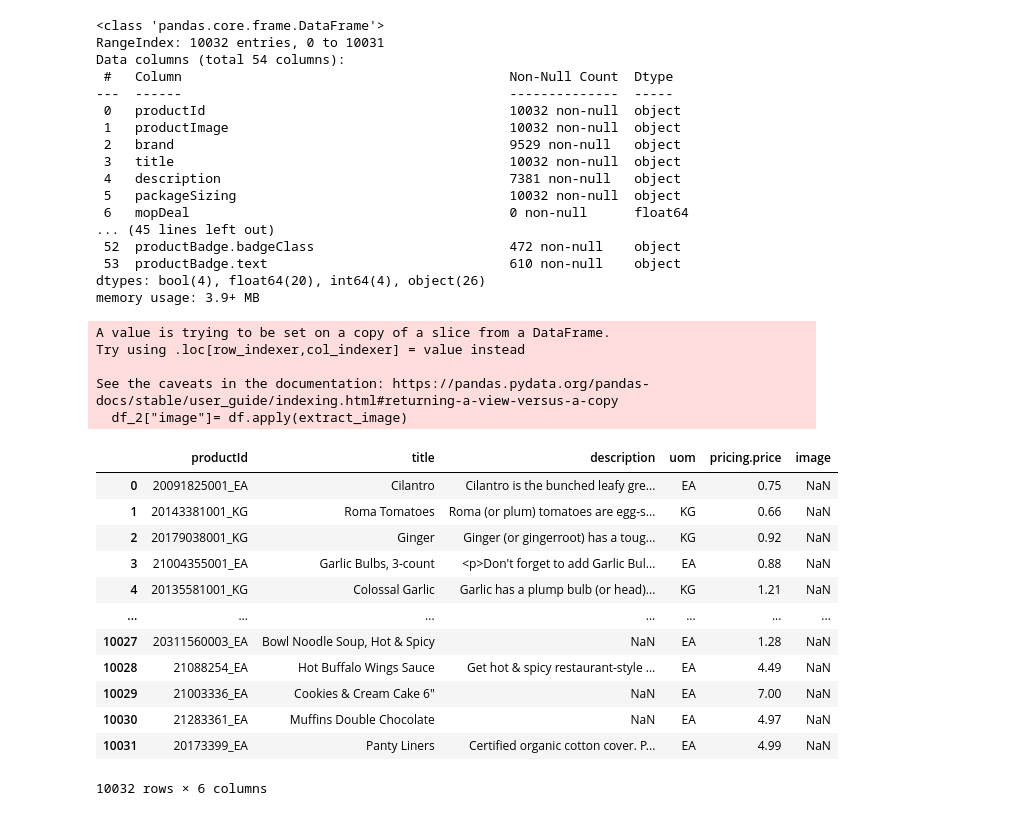
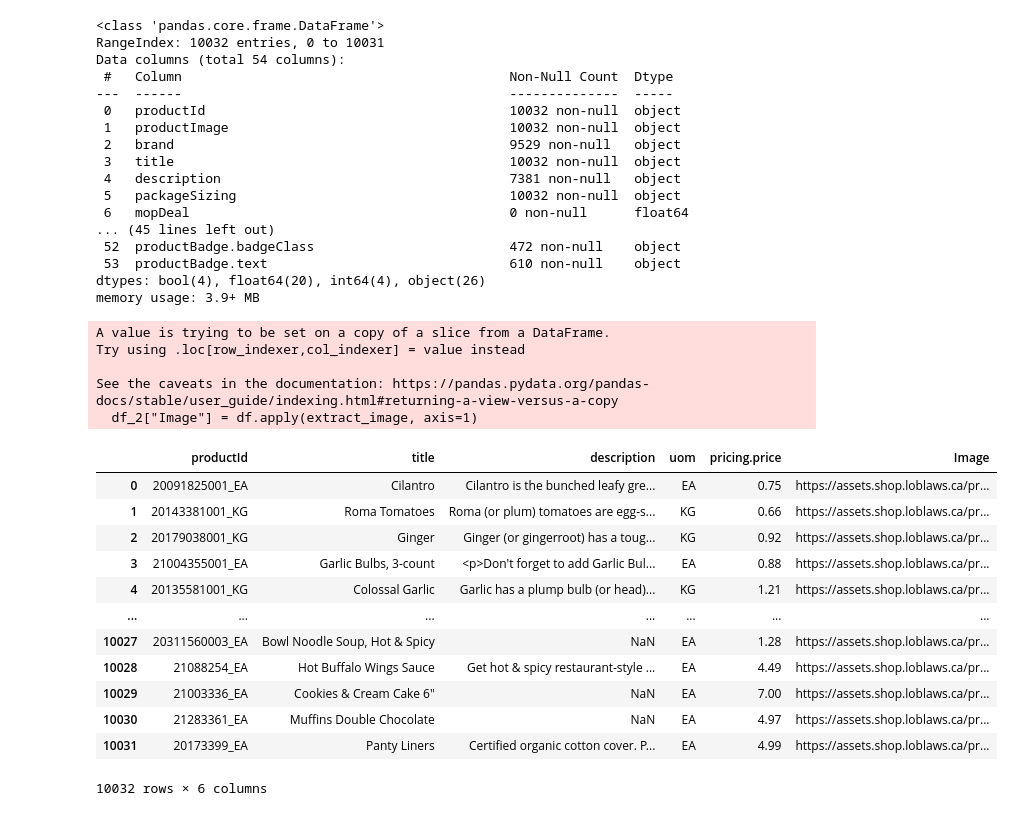
Before and after one commit to RobertmPevec/groceryhawk, a Jupyter notebook: test.ipynb, the cells around one changed output. Saved outputs shown, nothing was run; the diff lists cells and outputs as text; code cells hidden in the pictures.

```diff
--- a/test.ipynb
+++ b/test.ipynb
@@ -40,29 +41,32 @@ dtypes: bool(4), float64(20), int64(4), object(26)
 memory usage: 3.9+ MB
 # %%
 df_2 = df[["productId", "title", "description", "uom", "pricing.price"]]
-# %%
-def extract_image(row):
-    image = None
-    return "s"
-# %%
-df_2=  df.apply(extract_image)
-df_2
-# %% [output]
-A value is trying to be set on a copy of a slice from a DataFrame.
-Try using .loc[row_indexer,col_indexer] = value instead
-
-See the caveats in the documentation: https://pandas.pydata.org/pandas-docs/stable/user_guide/indexing.html#returning-a-view-versus-a-copy
-  df_2["image"]= df.apply(extract_image)
-|  | productId | title | description | uom | pricing.price | image |
-| 0 | 20091825001_EA | Cilantro | Cilantro is the bunched leafy gre... | EA | 0.75 | NaN |
-| 1 | 20143381001_KG | Roma Tomatoes | Roma (or plum) tomatoes are egg-s... | KG | 0.66 | NaN |
-| 2 | 20179038001_KG | Ginger | Ginger (or gingerroot) has a toug... | KG | 0.92 | NaN |
-| 3 | 21004355001_EA | Garlic Bulbs, 3-count | <p>Don't forget to add Garlic Bul... | EA | 0.88 | NaN |
-| 4 | 20135581001_KG | Colossal Garlic | Garlic has a plump bulb (or head)... | KG | 1.21 | NaN |
-| ... | ... | ... | ... | ... | ... | ... |
-| 10027 | 20311560003_EA | Bowl Noodle Soup, Hot & Spicy | NaN | EA | 1.28 | NaN |
-| 10028 | 21088254_EA | Hot Buffalo Wings Sauce | Get hot & spicy restaurant-style ... | EA | 4.49 | NaN |
-| 10029 | 21003336_EA | Cookies & Cream Cake 6" | NaN | EA | 7.00 | NaN |
-| 10030 | 21283361_EA | Muffins Double Chocolate | NaN | EA | 4.97 | NaN |
-| 10031 | 20173399_EA | Panty Liners | Certified organic cotton cover. P... | EA | 4.99 | NaN |
-10032 rows × 6 columns
+# %%
+def extract_image(row):
+    try:
+        image = ast.literal_eval(row["productImage"])[0]["imageUrl"]
+    except:
+        image = None
+    return image
+
+df_2["Image"] = df.apply(extract_image, axis=1)
+df_2
+# %% [output]
+A value is trying to be set on a copy of a slice from a DataFrame.
+Try using .loc[row_indexer,col_indexer] = value instead
+
+See the caveats in the documentation: https://pandas.pydata.org/pandas-docs/stable/user_guide/indexing.html#returning-a-view-versus-a-copy
+  df_2["Image"] = df.apply(extract_image, axis=1)
+|  | productId | title | description | uom | pricing.price | Image |
+| 0 | 20091825001_EA | Cilantro | Cilantro is the bunched leafy gre... | EA | 0.75 | https://assets.shop.loblaws.ca/pr... |
+| 1 | 20143381001_KG | Roma Tomatoes | Roma (or plum) tomatoes are egg-s... | KG | 0.66 | https://assets.shop.loblaws.ca/pr... |
+| 2 | 20179038001_KG | Ginger | Ginger (or gingerroot) has a toug... | KG | 0.92 | https://assets.shop.loblaws.ca/pr... |
+| 3 | 21004355001_EA | Garlic Bulbs, 3-count | <p>Don't forget to add Garlic Bul... | EA | 0.88 | https://assets.shop.loblaws.ca/pr... |
+| 4 | 20135581001_KG | Colossal Garlic | Garlic has a plump bulb (or head)... | KG | 1.21 | https://assets.shop.loblaws.ca/pr... |
+| ... | ... | ... | ... | ... | ... | ... |
+| 10027 | 20311560003_EA | Bowl Noodle Soup, Hot & Spicy | NaN | EA | 1.28 | https://assets.shop.loblaws.ca/pr... |
+| 10028 | 21088254_EA | Hot Buffalo Wings Sauce | Get hot & spicy restaurant-style ... | EA | 4.49 | https://assets.shop.loblaws.ca/pr... |
+| 10029 | 21003336_EA | Cookies & Cream Cake 6" | NaN | EA | 7.00 | https://assets.shop.loblaws.ca/pr... |
+| 10030 | 21283361_EA | Muffins Double Chocolate | NaN | EA | 4.97 | https://assets.shop.loblaws.ca/pr... |
+| 10031 | 20173399_EA | Panty Liners | Certified organic cotton cover. P... | EA | 4.99 | https://assets.shop.loblaws.ca/pr... |
+10032 rows × 6 columns
```
Also changed, not shown: parts of 2 cells of this notebook, 2 other files.
